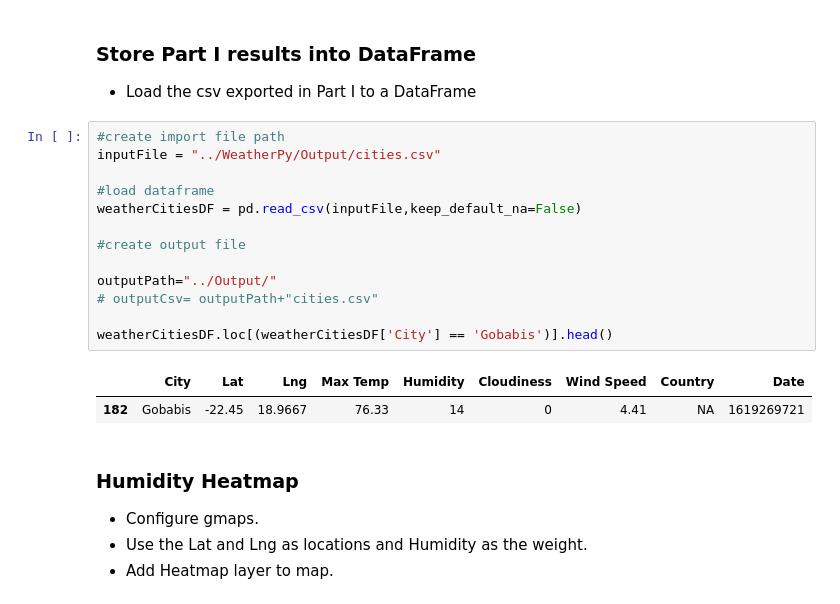
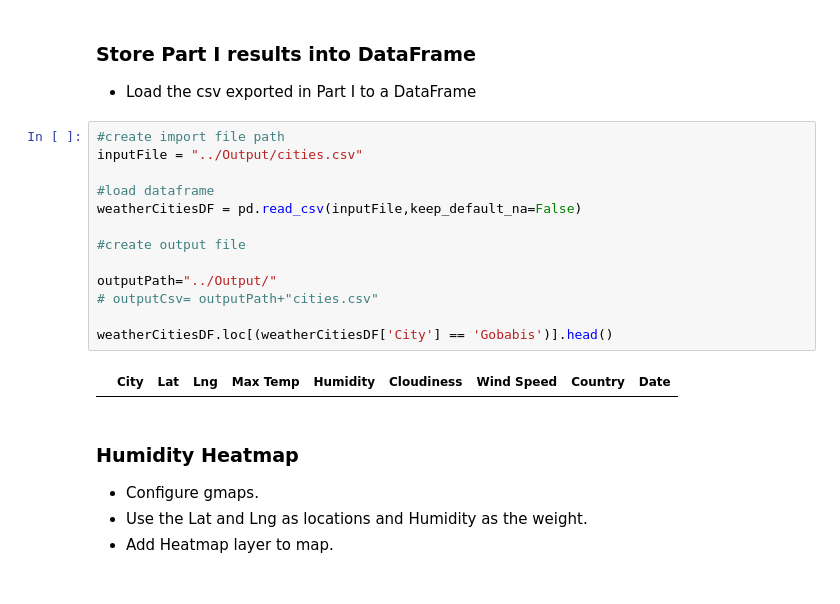
Before and after one commit to kidik425/06-Python_API_Challenge, a Jupyter notebook: VacationPy/VacationPy.ipynb, the cells around one changed output. Saved outputs shown, nothing was run; the diff lists cells and outputs as text.

```diff
--- a/VacationPy/VacationPy.ipynb
+++ b/VacationPy/VacationPy.ipynb
@@ -23,20 +23,19 @@ from api_keys import g_key
 * Load the csv exported in Part I to a DataFrame
 # %%
 #create import file path
-inputFile = "../WeatherPy/Output/cities.csv"
+inputFile = "../Output/cities.csv"
 
 #load dataframe
 weatherCitiesDF = pd.read_csv(inputFile,keep_default_na=False)
 
 #create output file
 
 outputPath="../Output/"
 # outputCsv= outputPath+"cities.csv"
 
 weatherCitiesDF.loc[(weatherCitiesDF['City'] == 'Gobabis')].head()
 # %% [output]
 |  | City | Lat | Lng | Max Temp | Humidity | Cloudiness | Wind Speed | Country | Date |
-| 182 | Gobabis | -22.45 | 18.9667 | 76.33 | 14 | 0 | 4.41 | NA | 1619269721 |
 # %% [markdown]
 ### Humidity Heatmap
 * Configure gmaps.
```
Also changed, not shown: parts of 3 cells of this notebook, 30 other files.
